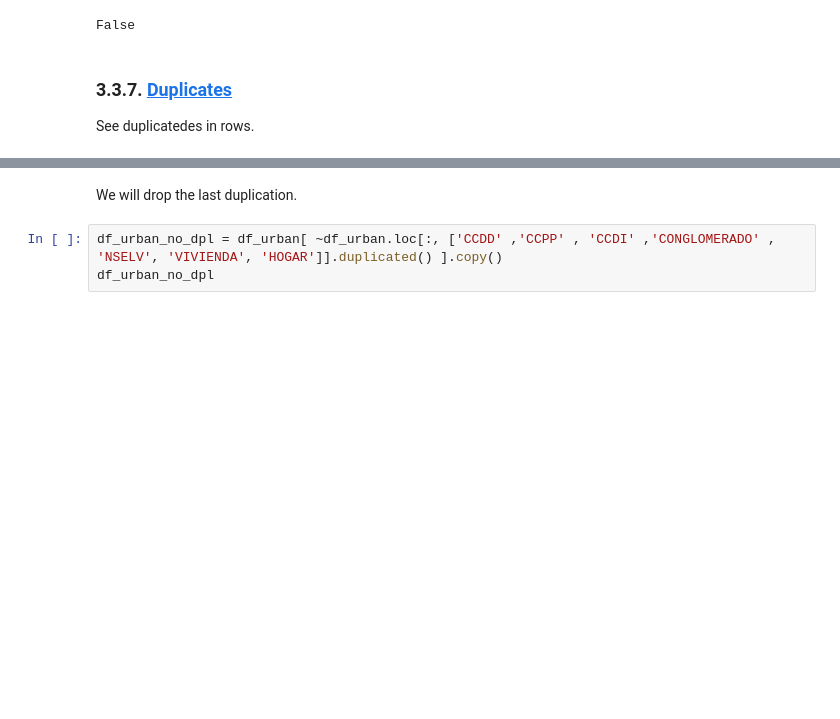
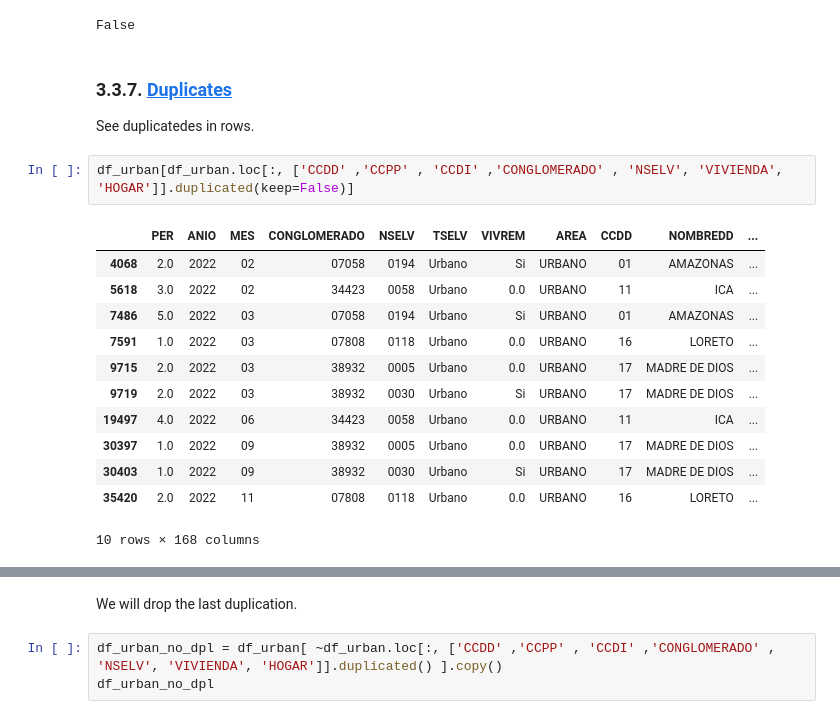
Before and after one commit to qlab-intro-python/ccss-gp-2024, a Jupyter notebook: 3. Pandas/03_Pandas.ipynb, the cells around one changed output, grey strips where cells are left out. Saved outputs shown, nothing was run; the diff lists cells and outputs as text; blank space fills up the shorter version.

```diff
--- a/3. Pandas/03_Pandas.ipynb
+++ b/3. Pandas/03_Pandas.ipynb
@@ -1242,5 +1251,20 @@ False
 ### 3.3.7. <a id='3.3.7'>[Duplicates](https://thispointer.com/pandas-find-duplicate-rows-in-a-dataframe-based-on-all-or-selected-columns-using-dataframe-duplicated-in-python/)</a>
 
 See duplicatedes in rows.
+# %%
+df_urban[df_urban.loc[:, ['CCDD' ,'CCPP' , 'CCDI' ,'CONGLOMERADO' , 'NSELV', 'VIVIENDA', 'HOGAR']].duplicated(keep=False)]
+# %% [output]
+|  | PER | ANIO | MES | CONGLOMERADO | NSELV | TSELV | VIVREM | AREA | CCDD | NOMBREDD | ... |
+| 4068 | 2.0 | 2022 | 02 | 07058 | 0194 | Urbano | Si | URBANO | 01 | AMAZONAS | ... |
+| 5618 | 3.0 | 2022 | 02 | 34423 | 0058 | Urbano | 0.0 | URBANO | 11 | ICA | ... |
+| 7486 | 5.0 | 2022 | 03 | 07058 | 0194 | Urbano | Si | URBANO | 01 | AMAZONAS | ... |
+| 7591 | 1.0 | 2022 | 03 | 07808 | 0118 | Urbano | 0.0 | URBANO | 16 | LORETO | ... |
+| 9715 | 2.0 | 2022 | 03 | 38932 | 0005 | Urbano | 0.0 | URBANO | 17 | MADRE DE DIOS | ... |
+| 9719 | 2.0 | 2022 | 03 | 38932 | 0030 | Urbano | Si | URBANO | 17 | MADRE DE DIOS | ... |
+| 19497 | 4.0 | 2022 | 06 | 34423 | 0058 | Urbano | 0.0 | URBANO | 11 | ICA | ... |
+| 30397 | 1.0 | 2022 | 09 | 38932 | 0005 | Urbano | 0.0 | URBANO | 17 | MADRE DE DIOS | ... |
+| 30403 | 1.0 | 2022 | 09 | 38932 | 0030 | Urbano | Si | URBANO | 17 | MADRE DE DIOS | ... |
+| 35420 | 2.0 | 2022 | 11 | 07808 | 0118 | Urbano | 0.0 | URBANO | 16 | LORETO | ... |
+10 rows × 168 columns
 # %%
 df_urban[ df_urban.loc[:, ['CCDD' ,'CCPP' , 'CCDI' ,'CONGLOMERADO' , 'NSELV', 'VIVIENDA', 'HOGAR']].duplicated( keep=False) ]
```
Also changed, not shown: parts of 34 cells of this notebook.
